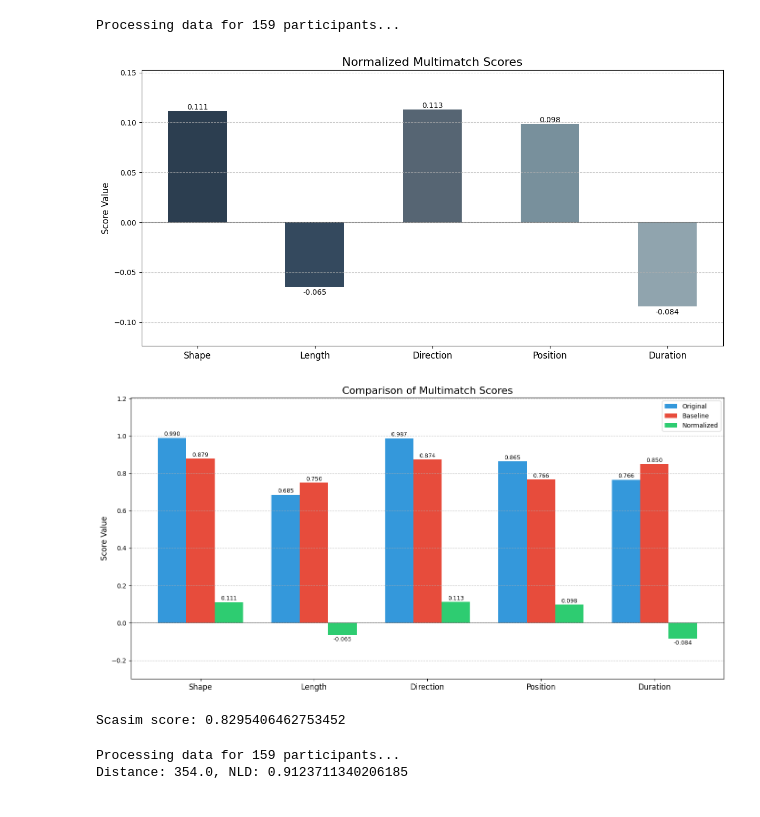
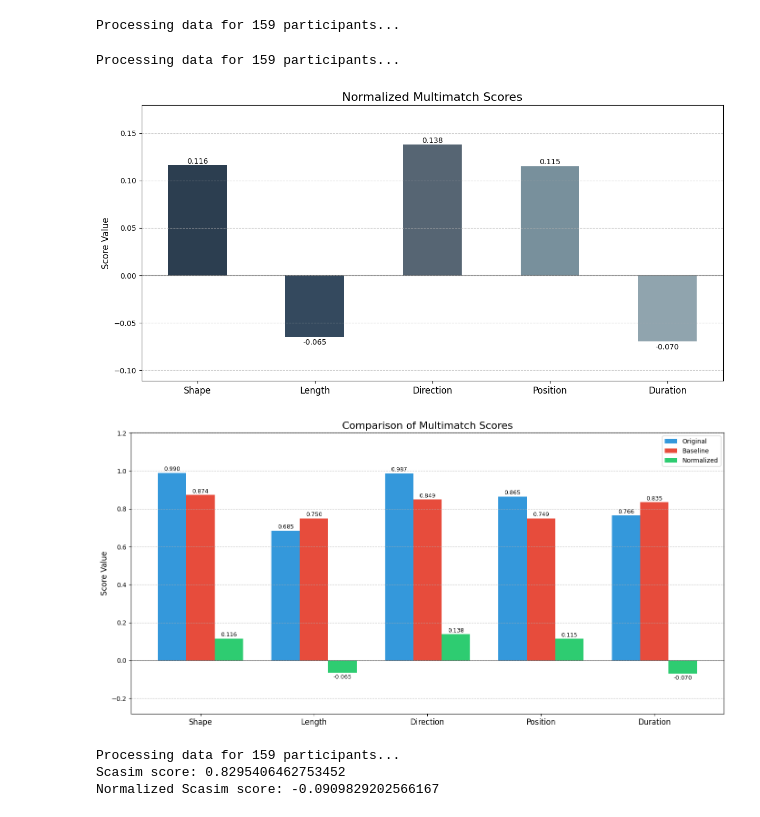
Before and after one commit to Belown/Programmer_Scanpath_Gaze_Behavior, a Jupyter notebook: notebook/EMIP.ipynb, the cells around one changed output. Cells and saved outputs as stored; diff of their text form; code cells hidden in the pictures.

Commit message:
TODO: implement the AOI test for random generated scan_path. And after that check the functions

```diff
--- a/notebook/EMIP.ipynb
+++ b/notebook/EMIP.ipynb
@@ -119,22 +121,24 @@ Processing data for 159 participants...
 # %%
 import matplotlib.pyplot as plt
 
 scores = path_similarity.multimatch(
     exp_a=exp_a,
     exp_b=exp_b,
-    eye_events=eye_events
+    eye_events=eye_events,
+    data_set='corrected'
 )
 
 auxiliary.visualize_multimatch_scores(scores, "Normalized Multimatch Scores")
 plt.show()
 
 auxiliary.visualize_all_scores(scores)
 plt.show()
 # %% [output]
+Processing data for 159 participants...
-[figure, old version]
+[figure, new version]
-[figure, old version]
+[figure, new version]
 # %%
-result = path_similarity.scasim(
+scores = path_similarity.scasim(
     exp_a=exp_a,
     exp_b=exp_b,
     eye_events=eye_events,
@@ -142,13 +146,14 @@ result = path_similarity.scasim(
     data_set = 'corrected',
 )
 
-print("Scasim score:", result)
+print("Scasim score:", scores["original_score"])
+print("Normalized Scasim score:", scores["final_score"])
 # %% [output]
+Processing data for 159 participants...
 Scasim score: 0.8295406462753452
+Normalized Scasim score: -0.0909829202566167
 # %%
-distance, nld = path_similarity.nld(exp_a, exp_b, eye_events, data_set="corrected")
+# scores = path_similarity.nld(exp_a, exp_b, eye_events, data_set="corrected")
 
-print(f"Distance: {distance}, NLD: {nld}")
+# print(f"Distance: {scores['original_distance']}, NLD: {scores['original_nld']}")
+# print(f"Normalized: Distance: {scores['final_distance']}, NLD: {scores['final_nld']}")
-# %% [output]
-Processing data for 159 participants...
-Distance: 354.0, NLD: 0.9123711340206185
```
Also changed, not shown: parts of 3 cells of this notebook, 3 other files.
